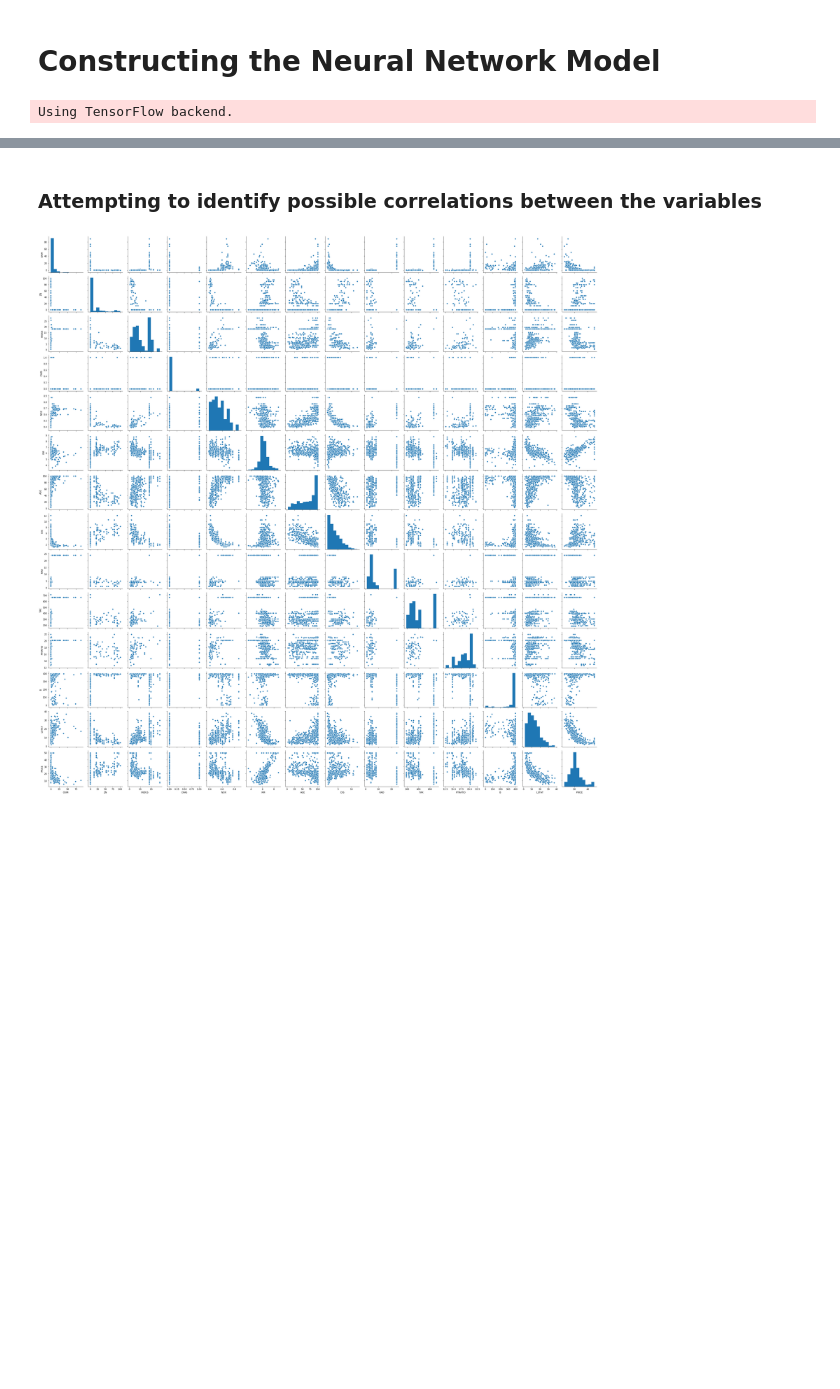
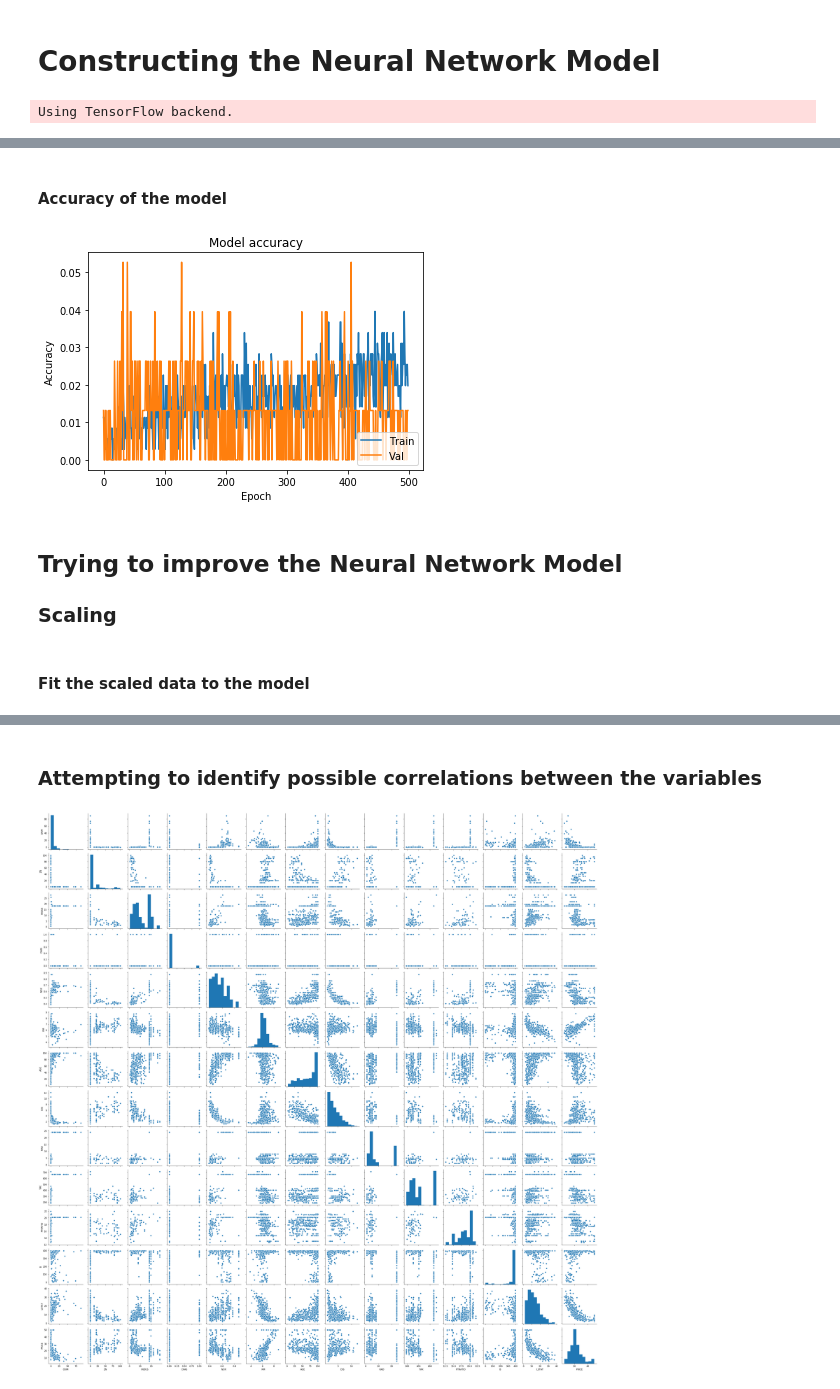
Before and after one commit to G00364756/52954---Machine_Learning-Statistics-Project, a Jupyter notebook: boston.ipynb, the cells around one changed output, grey strips where cells are left out. Saved outputs shown, nothing was run; the diff lists cells and outputs as text; code cells hidden in the pictures; blank space fills up the shorter version.

```diff
--- a/boston.ipynb
+++ b/boston.ipynb
@@ -106,9 +106,2 @@ dir(boston)
 # %% [markdown]
 ### Determing the variables
-# %%
-# Adapted from https://stackoverflow.com/questions/38105539/how-to-convert-a-scikit-learn-dataset-to-a-pandas-dataset
-# Need to convert the dataset to a pandas dataframe to perform exploratory analysis
-
-df = pd.DataFrame(boston.data, columns=boston.feature_names)
-df['PRICE'] = pd.Series(boston.target)
-df.head()
@@ -383,0 +472,15 @@ Using TensorFlow backend.
+# %% [markdown]
+#### Accuracy of the model
+# %%
+plt.plot(boston_model.history['accuracy'])
+plt.plot(boston_model.history['val_accuracy'])
+plt.title('Model accuracy')
+plt.ylabel('Accuracy')
+plt.xlabel('Epoch')
+plt.legend(['Train', 'Val'], loc='lower right')
+plt.show()
+# %% [output]
+[figure, added]
+# %% [markdown]
+## Trying to improve the Neural Network Model
+### Scaling
@@ -383,0 +502,2 @@ Using TensorFlow backend.
+# %% [markdown]
+#### Fit the scaled data to the model
```
Also changed, not shown: parts of 83 cells of this notebook.
